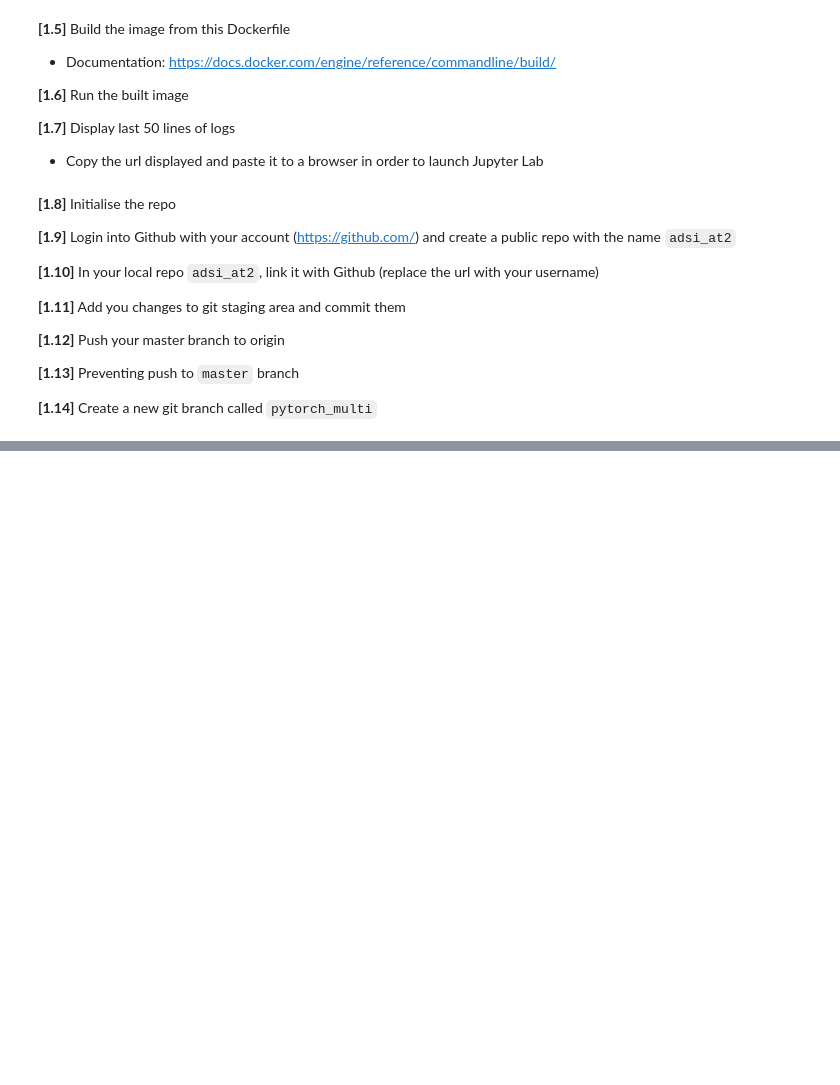
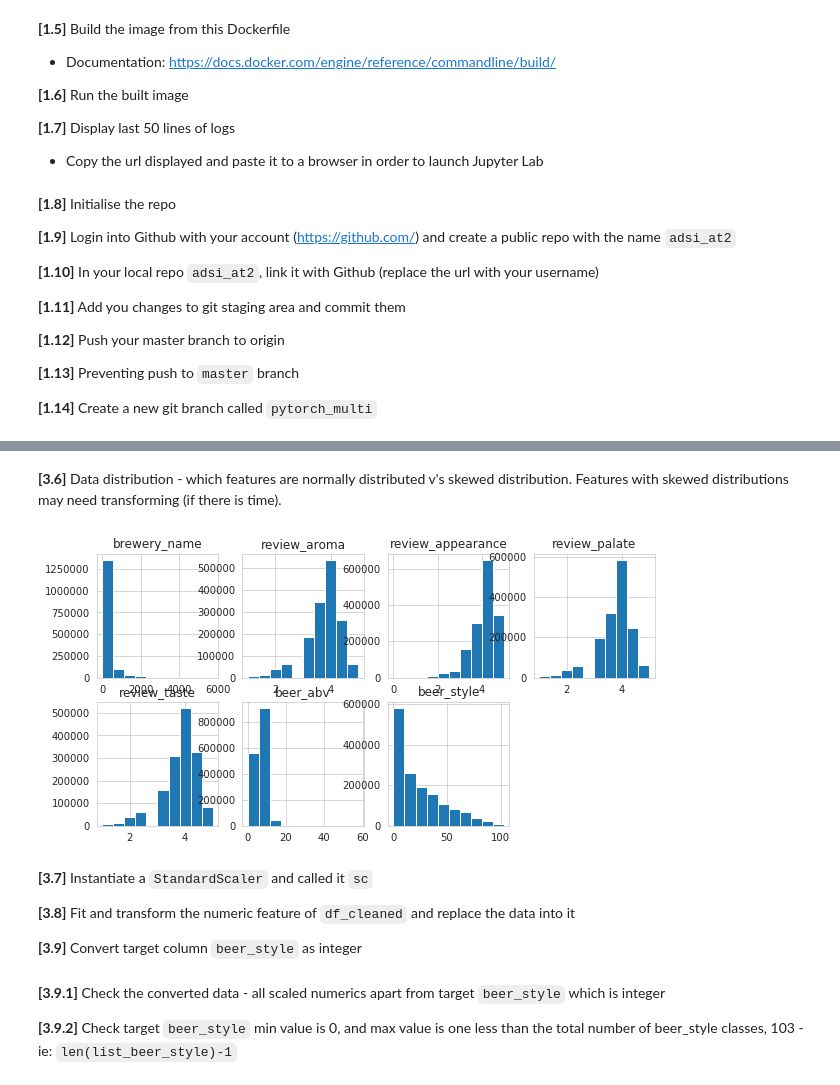
Before and after one commit to CazMayhem/adsi_at2_nn_api, a Jupyter notebook: notebooks/adsi_at2_1.ipynb, the cells around one changed output, grey strips where cells are left out. Cells and saved outputs as stored; diff of their text form; code cells hidden in the pictures; blank space fills up the shorter version.

```diff
--- a/notebooks/adsi_at2_1.ipynb
+++ b/notebooks/adsi_at2_1.ipynb
@@ -104,0 +418,9 @@ git checkout -b pytorch_mnist
+# %%
+# Remove the missing values from the target variable
+rows_before = df_cleaned.shape[0]
+print('Shape before null values removed:', df_cleaned.shape)
+
+df_cleaned.dropna(inplace=True)
+
+print('Shape after  null values removed:', df_cleaned.shape)
+print(f'{rows_before-df_cleaned.shape[0]} rows with null values removed')
@@ -104,0 +431,6 @@ git checkout -b pytorch_mnist
+# %%
+# Create a dictionary called cats_dict that contains the categorical variables as keys and their respective values sorted in ascending order
+cats_dict = {
+    'brewery_name': [list_brew_name],
+    'beer_style': [list_beer_style],
+}
@@ -104,0 +443,11 @@ git checkout -b pytorch_mnist
+# %%
+# Import StandardScaler and OrdinalEncoder from sklearn.preprocessing
+from sklearn.preprocessing import StandardScaler, OrdinalEncoder
+
+# Iterate through the elements of cast_dict, instantiate an OrdinalEncoder() and transform the values of each column with this encoder
+for col, cats in cats_dict.items():
+    col_encoder = OrdinalEncoder(categories=cats)
+    df_cleaned[col] = col_encoder.fit_transform(df_cleaned[[col]])
+
+# Create a list called num_cols that contains all numeric columns - exclude the target: beer_style
+num_cols = ['brewery_name','review_aroma','review_appearance','review_palate','review_taste','beer_abv']
@@ -104,0 +464,29 @@ git checkout -b pytorch_mnist
+# %% [markdown]
+**[3.6]** Data distribution - which features are normally distributed v's skewed distribution. Features with skewed distributions may need transforming (if there is time).
+# %%
+# keep this list of features & target beer_style
+col_feat = ['brewery_name', 'review_aroma', 'review_appearance', 'review_palate', 'review_taste', 'beer_abv', 'beer_style']
+
+import matplotlib.pyplot as plt
+
+plt.rcParams["figure.figsize"] = (10,5)
+
+def draw_histograms(df, variables, n_rows, n_cols):
+    fig=plt.figure()
+    for i, var_name in enumerate(variables):
+        ax=fig.add_subplot(n_rows,n_cols,i+1)
+        df[var_name].hist(bins=10,ax=ax)
+        ax.set_title(var_name)
+    #fig.tight_layout()  # Improves appearance a bit.
+    #fig.set_dpi(150)
+    plt.show()
+
+draw_histograms(df_cleaned[col_feat], df_cleaned[col_feat].columns, 2, 4)
+# %% [output]
+[figure, added]
+# %% [markdown]
+**[3.7]** Instantiate a `StandardScaler` and called it `sc`
+
+**[3.8]** Fit and transform the numeric feature of `df_cleaned` and replace the data into it
+
+**[3.9]** Convert target column `beer_style` as integer
@@ -104,0 +502,4 @@ git checkout -b pytorch_mnist
+# %% [markdown]
+**[3.9.1]** Check the converted data - all scaled numerics apart from target `beer_style` which is integer
+
+**[3.9.2]** Check target `beer_style` min value is 0, and max value is one less than the total number of beer_style classes, 103 - ie: `len(list_beer_style)-1`
```
Also changed, not shown: parts of 54 cells of this notebook, 2 other files.
